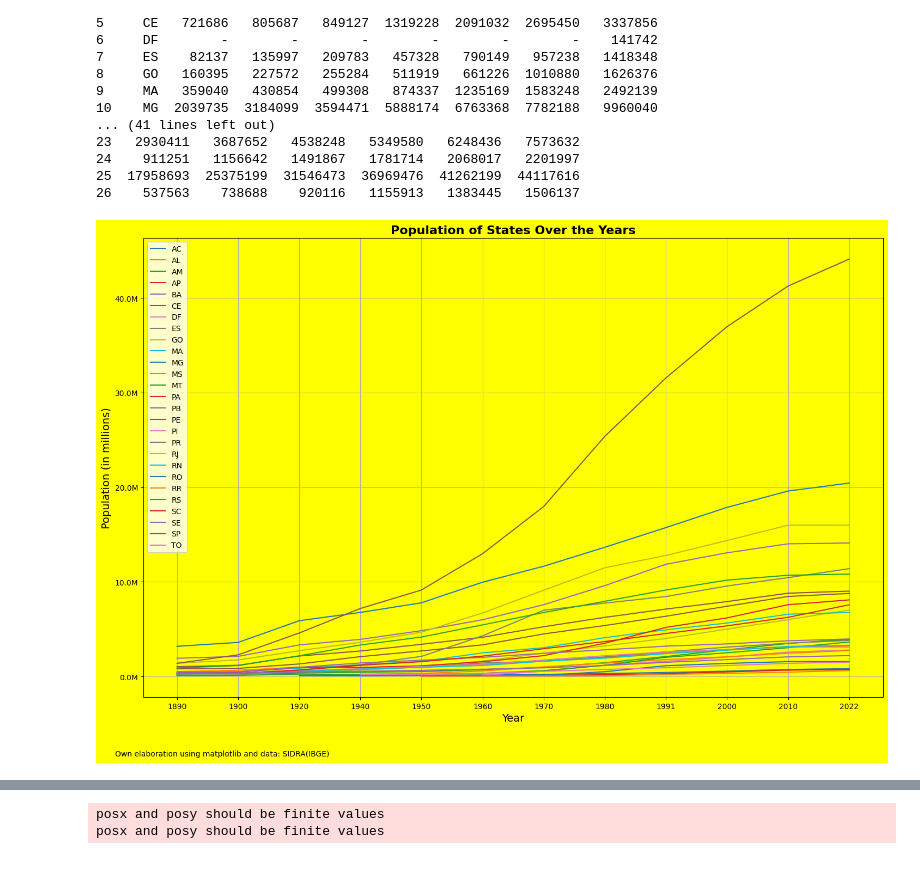
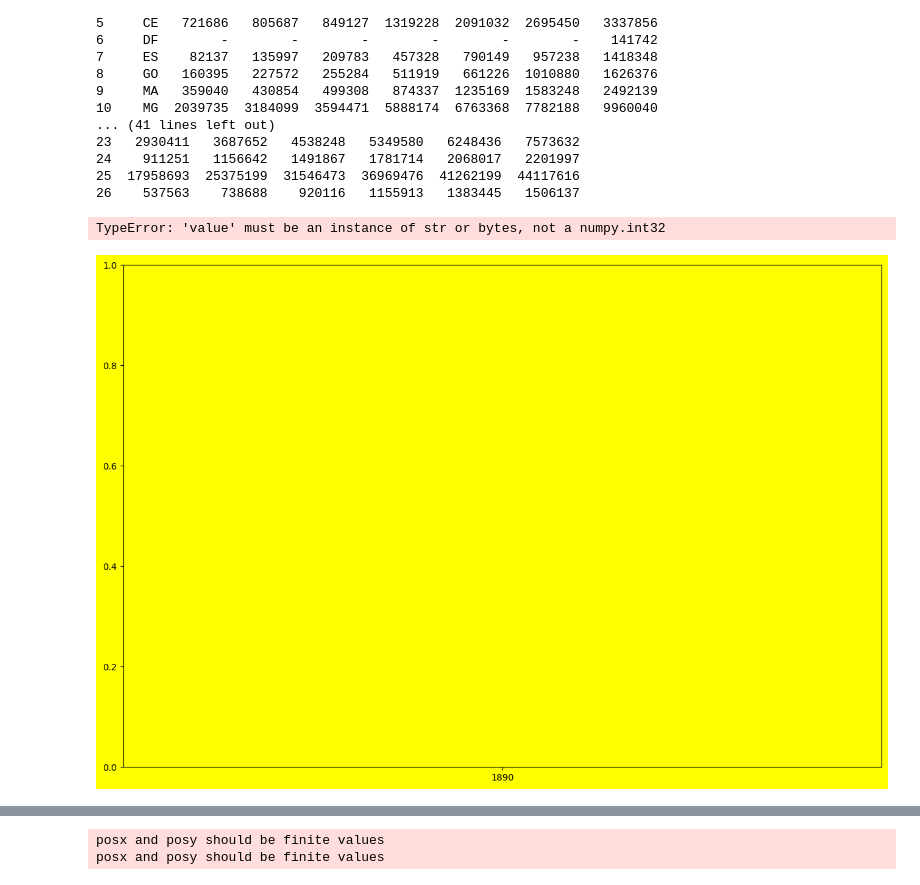
Before and after one commit to jlfenerich/project.censo-dataviz, a Jupyter notebook: notebooks/Demographic_analysis.ipynb, the cells around one changed output, grey strips where cells are left out. Cells and saved outputs as stored; diff of their text form; code cells hidden in the pictures.

```diff
--- a/notebooks/Demographic_analysis.ipynb
+++ b/notebooks/Demographic_analysis.ipynb
@@ -179,37 +179,33 @@ print(merged_df)
 25  17958693  25375199  31546473  36969476  41262199  44117616
 26    537563    738688    920116   1155913   1383445   1506137
 # %%
-from matplotlib.ticker import FuncFormatter
-
-# Define a function to format the y-axis labels
-def millions(x, pos):
-    'The two args are the value and tick position'
-    return '%1.1fM' % (x * 1e-6)
-
-formatter = FuncFormatter(millions)
+# Check if the index is the 'State' column. If not, set it.
+if merged_df.index.name != 'State':
+    merged_df.set_index('State', inplace=True)
 
 # Now plot the data
 plt.figure(figsize=(15, 10))
 ax = plt.gca()  # Get current axis
 ax.set_facecolor('yellow')  # Plot area background color
 plt.gcf().set_facecolor('yellow')  # Figure background color
 for state in merged_df.index:
     plt.plot(merged_df.columns[1:], merged_df.loc[state, merged_df.columns[1:]], label=state)
 
 plt.title('Population of States Over the Years', fontsize=16, color='black', fontweight='bold')
 plt.xlabel('Year', fontsize=14, color='black')
 plt.ylabel('Population (in millions)', fontsize=14, color='black')
 ax.yaxis.set_major_formatter(formatter)  # Set the formatter for the y-axis
 plt.legend(loc='upper left')
 plt.grid(True)
 
 # Adding the footnote
 plt.text(0.05, 0.01, 'Own elaboration using matplotlib and data: SIDRA(IBGE)', transform=plt.gcf().transFigure, horizontalalignment='left')
 
 plt.tight_layout()
 plt.show()
 # %% [output]
+TypeError: 'value' must be an instance of str or bytes, not a numpy.int32
-[figure, old version]
+[figure, new version]
 # %%
 cols_to_convert = merged_df.columns[merged_df.columns != 'State']
 merged_df[cols_to_convert] = merged_df[cols_to_convert].apply(pd.to_numeric, errors='coerce')
```
Also changed, not shown: parts of 3 cells of this notebook, 1 other file.
